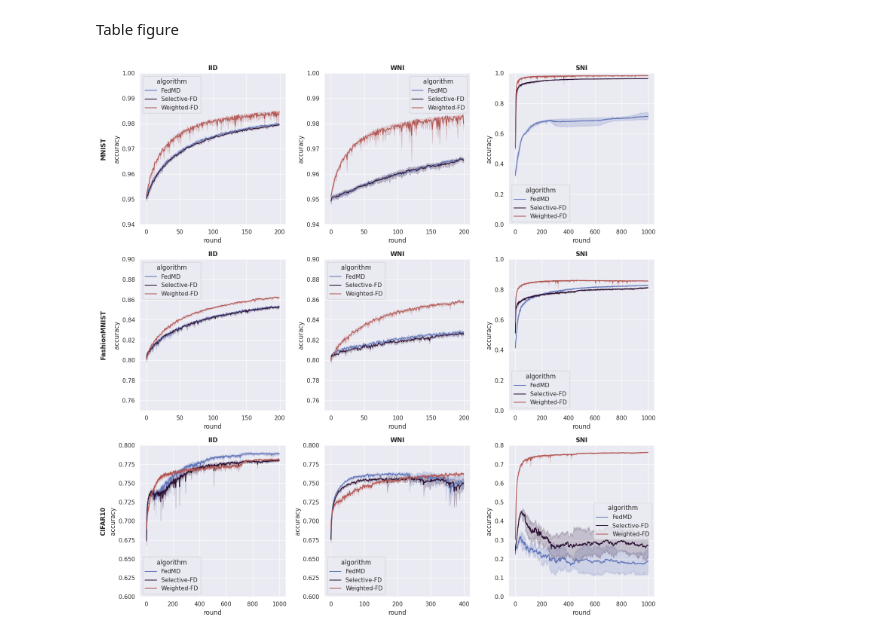
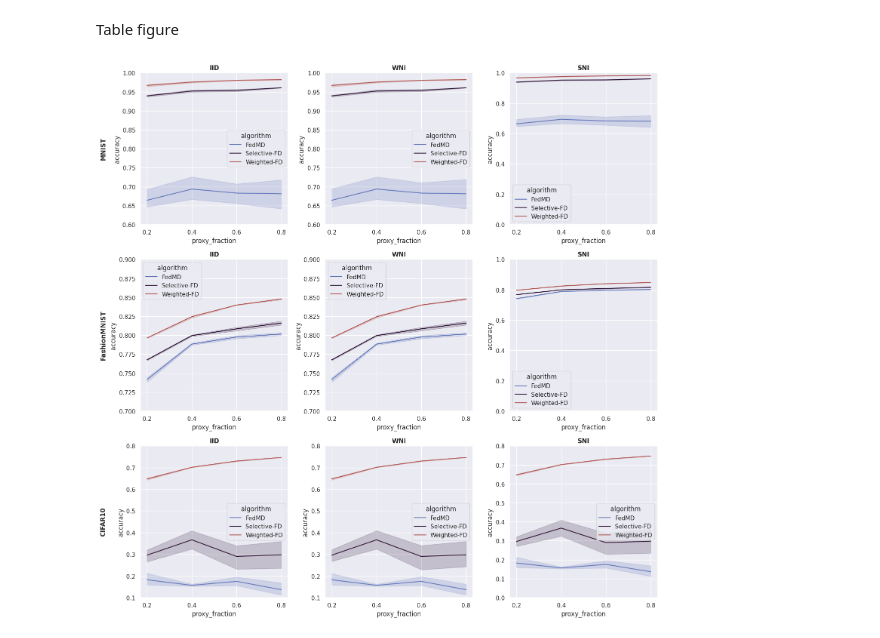
Before and after one commit to pidellacqua/weighted-fd, a Jupyter notebook: notebooks/proxy-fraction-analisys.ipynb, the cells around one changed output. Cells and saved outputs as stored; diff of their text form; code cells hidden in the pictures.

```diff
--- a/notebooks/proxy-fraction-analisys.ipynb
+++ b/notebooks/proxy-fraction-analisys.ipynb
@@ -261,6 +261,25 @@ def plot_convergence(plot_df, range_builder):
                     palette="twilight")
 
     plt.show()
+
+
+def plot_convergence_ax(plot_df, range_builder, ax):
+    #_, ax = plt.subplots(ncols=3, figsize=(15, 4))
+
+    for i, (dataset_type, dataset_type_label)in enumerate(zip(['iid', 'wni', 'hni'], ["IID", "WNI", "SNI"] )):
+        ax[i].set_title(dataset_type_label, weight="bold")
+        _range = range_builder(dataset_type)
+       # _range = [0.6, 0.8] if dataset_type != 'hni' else [0., 0.8]
+       # _range = [0.94, 1.00] if dataset_type != 'hni' else [0., 1.00]
+        ax[i].set_ylim(_range)
+        plot_df = plot_df[ plot_df['round'] == plot_df['round'].max() ]
+
+        sns.lineplot(data=plot_df,
+                    x="proxy_fraction",
+                    y="accuracy",
+                    hue="algorithm",
+                    ax=ax[i],
+                    palette="twilight")
 # %% [markdown]
 Plot MNIST convergence
 # %%
@@ -296,16 +315,16 @@ Table figure
 # %%
 _, ax = plt.subplots(nrows=3, ncols=3, figsize=(15, 15))
 
-plot_convergence_ax(mnist_plot_df, lambda dataset_type : [0.94, 1.00] if dataset_type != 'hni' else [0., 1.00], ax=ax[0])
-plot_convergence_ax(fashion_plot_df, lambda dataset_type : [0.75, 0.90] if dataset_type != 'hni' else [0., 1.00], ax=ax[1])
-plot_convergence_ax(cifar10_plot_df, lambda dataset_type : [0.6, 0.8] if dataset_type != 'hni' else [0., 0.8], ax=ax[2])
+plot_convergence_ax(mnist_plot_df,   lambda dataset_type : [0.6,  1.00] if dataset_type != 'hni' else [0., 1.00], ax=ax[0])
+plot_convergence_ax(fashion_plot_df, lambda dataset_type : [0.70, 0.90] if dataset_type != 'hni' else [0., 1.00], ax=ax[1])
+plot_convergence_ax(cifar10_plot_df, lambda dataset_type : [0.1, 0.8] if dataset_type != 'hni' else [0., 0.8], ax=ax[2])
 
 ax[0,0].text(-0.275, 0.5, 'MNIST', rotation=90, fontsize=12, weight='bold', transform=ax[0,0].transAxes, verticalalignment='center')
 ax[1,0].text(-0.275, 0.5, 'FashionMNIST', rotation=90, fontsize=12, weight='bold', transform=ax[1,0].transAxes, verticalalignment='center')
 ax[2,0].text(-0.275, 0.5, 'CIFAR10', rotation=90, fontsize=12, weight='bold', transform=ax[2,0].transAxes, verticalalignment='center')
 
 plt.tight_layout()
-plt.savefig("../ignore/convergence.pdf", format='pdf')
+plt.savefig("../ignore/proxy-fraction.pdf", format='pdf')
 plt.show()
 # %% [output]
-[figure, old version]
+[figure, new version]
```
Also changed, not shown: parts of 2 cells of this notebook, 1 other file.
